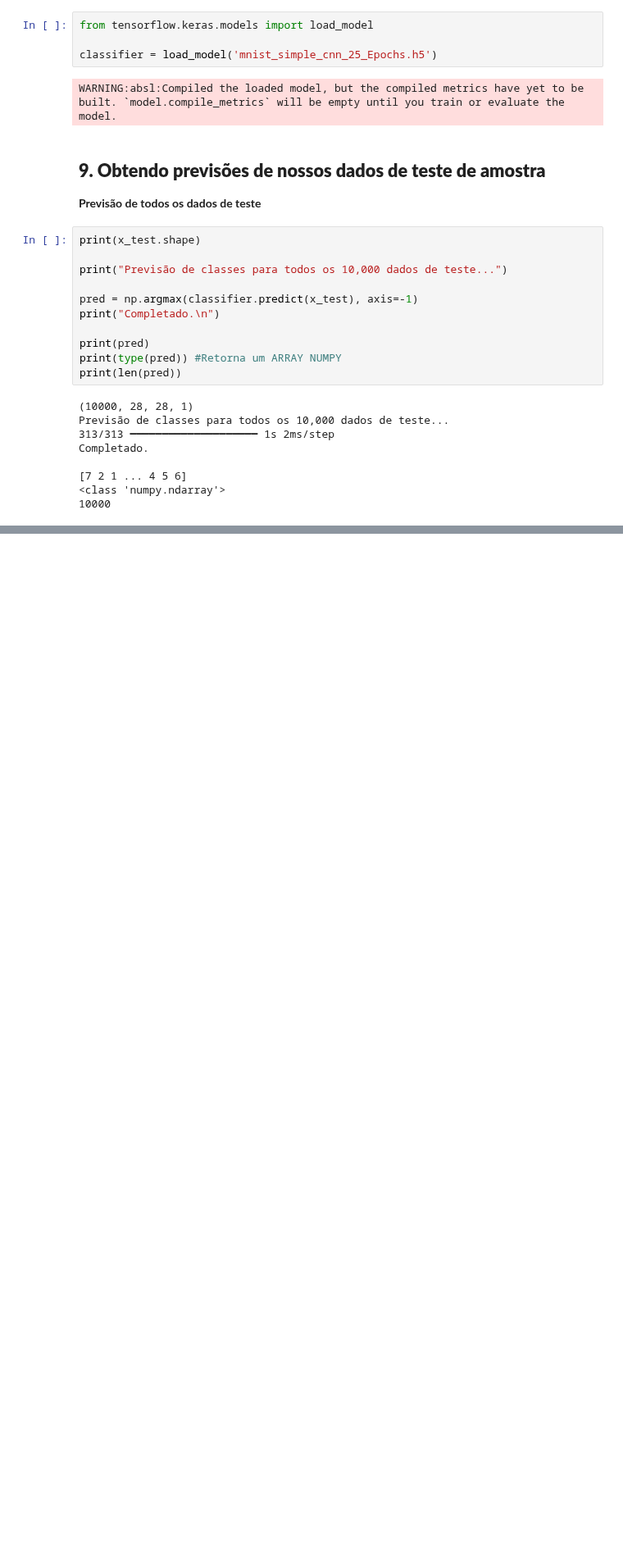
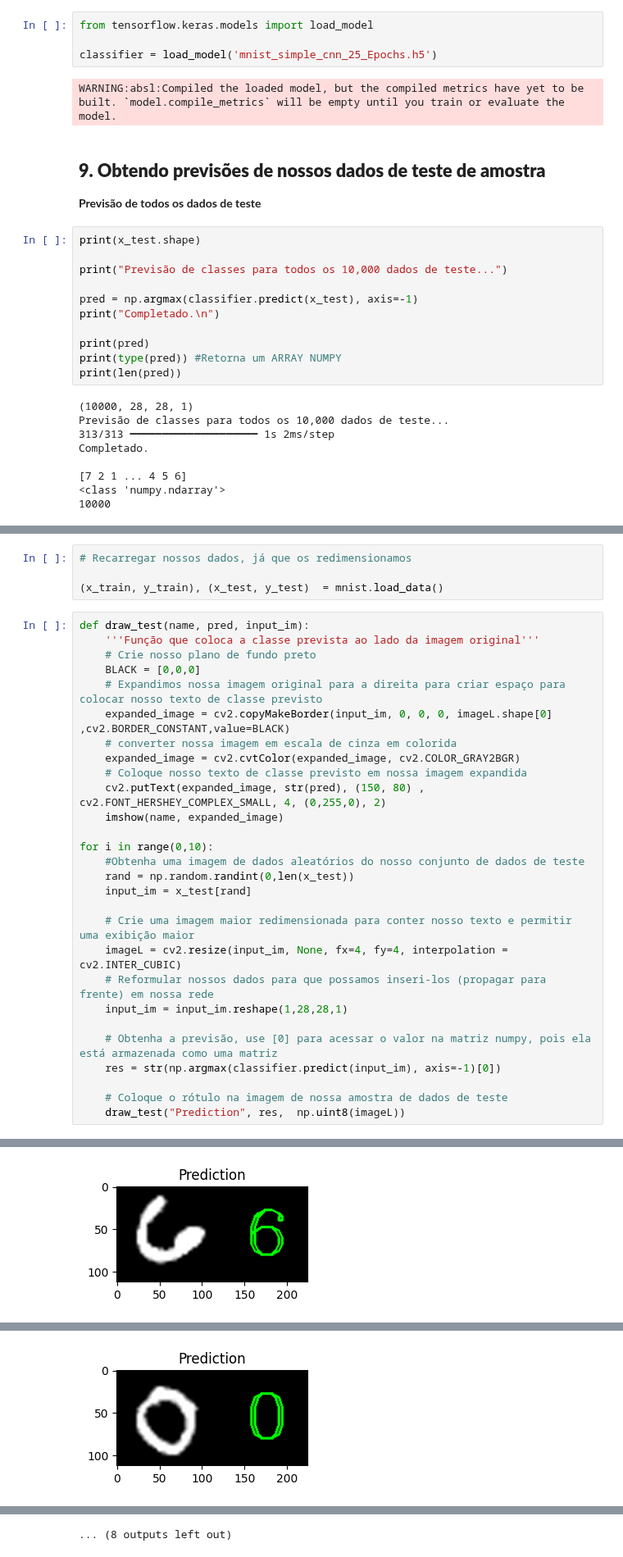
Before and after one commit to GabrielFerrante/ModernComputerVision, a Jupyter notebook: CNN/mainKeras.ipynb, the cells around one changed output, grey strips where cells are left out. Shown at 82% size. Saved outputs shown, nothing was run; the diff lists cells and outputs as text; blank space fills up the shorter version.

```diff
--- a/CNN/mainKeras.ipynb
+++ b/CNN/mainKeras.ipynb
@@ -499,0 +503,33 @@ Completado.
+# %%
+# Recarregar nossos dados, já que os redimensionamos
+
+(x_train, y_train), (x_test, y_test)  = mnist.load_data()
+# %%
+def draw_test(name, pred, input_im):
+    '''Função que coloca a classe prevista ao lado da imagem original'''
+    # Crie nosso plano de fundo preto
+    BLACK = [0,0,0]
+    # Expandimos nossa imagem original para a direita para criar espaço para colocar nosso texto de classe previsto
+    expanded_image = cv2.copyMakeBorder(input_im, 0, 0, 0, imageL.shape[0] ,cv2.BORDER_CONSTANT,value=BLACK)
+    # converter nossa imagem em escala de cinza em colorida
+    expanded_image = cv2.cvtColor(expanded_image, cv2.COLOR_GRAY2BGR)
+    # Coloque nosso texto de classe previsto em nossa imagem expandida
+    cv2.putText(expanded_image, str(pred), (150, 80) , cv2.FONT_HERSHEY_COMPLEX_SMALL, 4, (0,255,0), 2)
+    imshow(name, expanded_image)
+
+for i in range(0,10):
+    #Obtenha uma imagem de dados aleatórios do nosso conjunto de dados de teste
+    rand = np.random.randint(0,len(x_test))
+    input_im = x_test[rand]
+
+    # Crie uma imagem maior redimensionada para conter nosso texto e permitir uma exibição maior
+    imageL = cv2.resize(input_im, None, fx=4, fy=4, interpolation = cv2.INTER_CUBIC)
+    # Reformular nossos dados para que possamos inseri-los (propagar para frente) em nossa rede
+    input_im = input_im.reshape(1,28,28,1)
+
+    # Obtenha a previsão, use [0] para acessar o valor na matriz numpy, pois ela está armazenada como uma matriz
+    res = str(np.argmax(classifier.predict(input_im), axis=-1)[0])
+
+    # Coloque o rótulo na imagem de nossa amostra de dados de teste
+    draw_test("Prediction", res,  np.uint8(imageL))
+# %% [output]
@@ -499,0 +537 @@ Completado.
+[figure, added]
@@ -499,0 +539 @@ Completado.
+[figure, added]
@@ -499,0 +548 @@ Completado.
+... (8 outputs left out)
```
Also changed, not shown: parts of 10 cells of this notebook, 1 other file.
